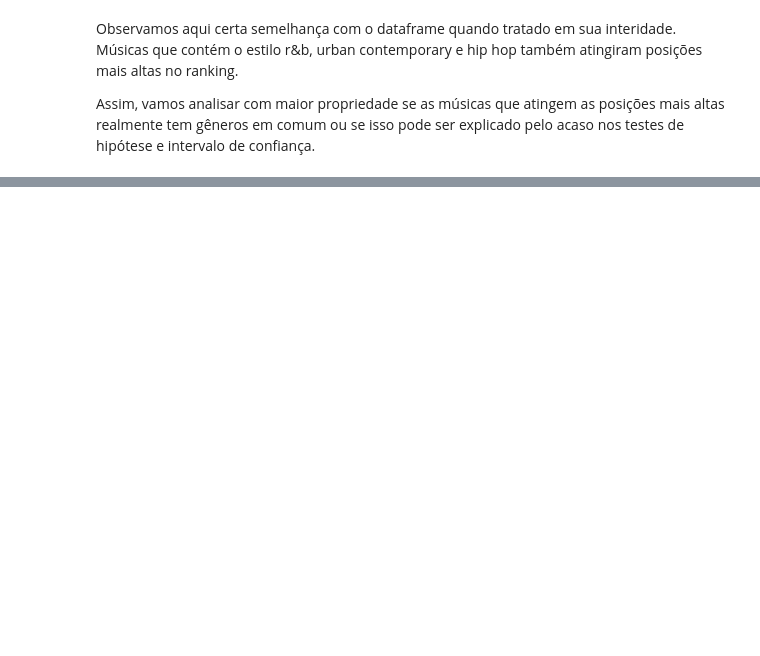
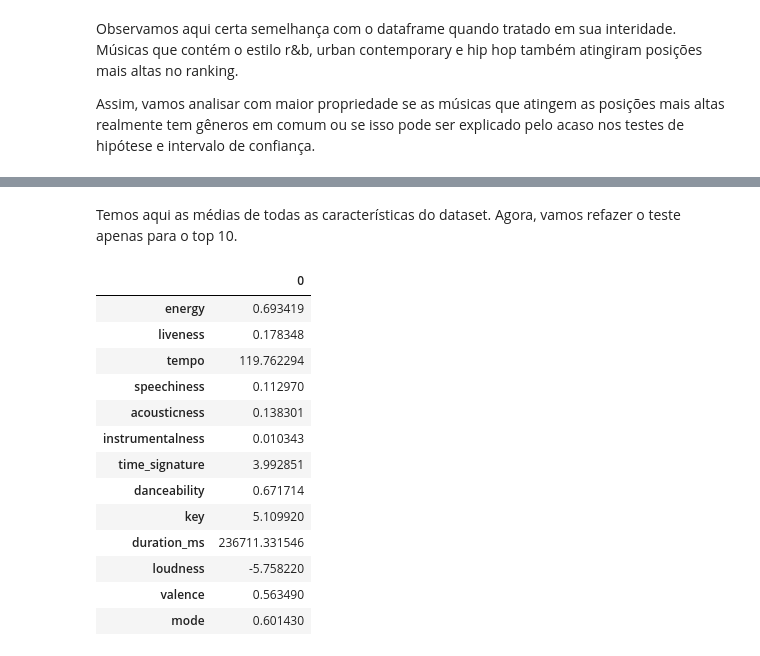
Before and after one commit to mibrahimfm/TP-ICD, a Jupyter notebook: nbs/analise_exploratoria.ipynb, the cells around one changed output, grey strips where cells are left out. Saved outputs shown, nothing was run; the diff lists cells and outputs as text; code cells hidden in the pictures; blank space fills up the shorter version.

```diff
--- a/nbs/analise_exploratoria.ipynb
+++ b/nbs/analise_exploratoria.ipynb
@@ -309,0 +340,21 @@ Assim, vamos analisar com maior propriedade se as músicas que atingem as posiç
+# %% [markdown]
+Temos aqui as médias de todas as características do dataset. Agora, vamos refazer o teste apenas para o top 10.
+# %%
+top_10_attributes = songs[songs['peak_pos'] < 11]
+top_10_attribute_stats = group_by_attribute(spotify_attributes, top_10_attributes)
+top_10_attribute_stats
+# %% [output]
+|  | 0 |
+| energy | 0.693419 |
+| liveness | 0.178348 |
+| tempo | 119.762294 |
+| speechiness | 0.112970 |
+| acousticness | 0.138301 |
+| instrumentalness | 0.010343 |
+| time_signature | 3.992851 |
+| danceability | 0.671714 |
+| key | 5.109920 |
+| duration_ms | 236711.331546 |
+| loudness | -5.758220 |
+| valence | 0.563490 |
+| mode | 0.601430 |
```
Also changed, not shown: parts of 13 cells of this notebook.
